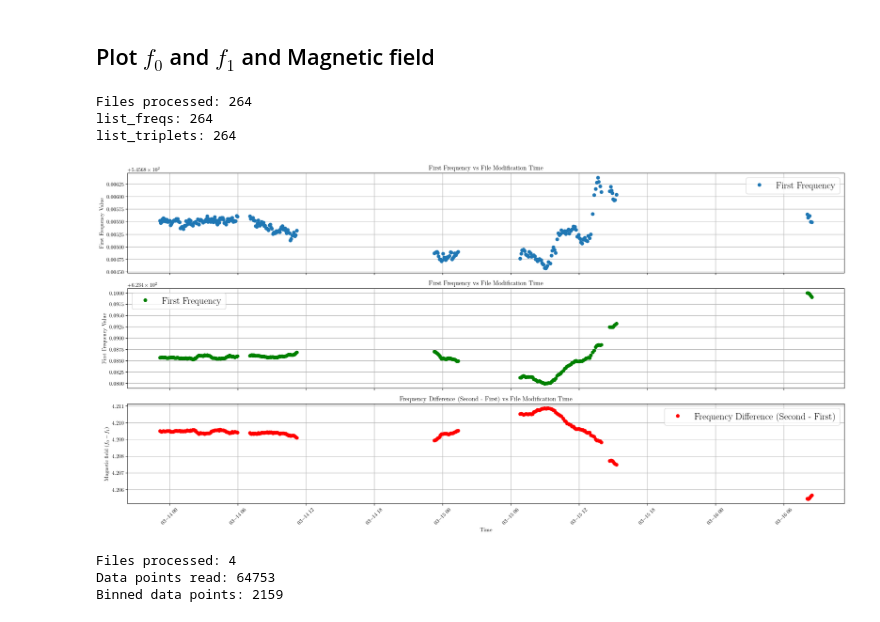
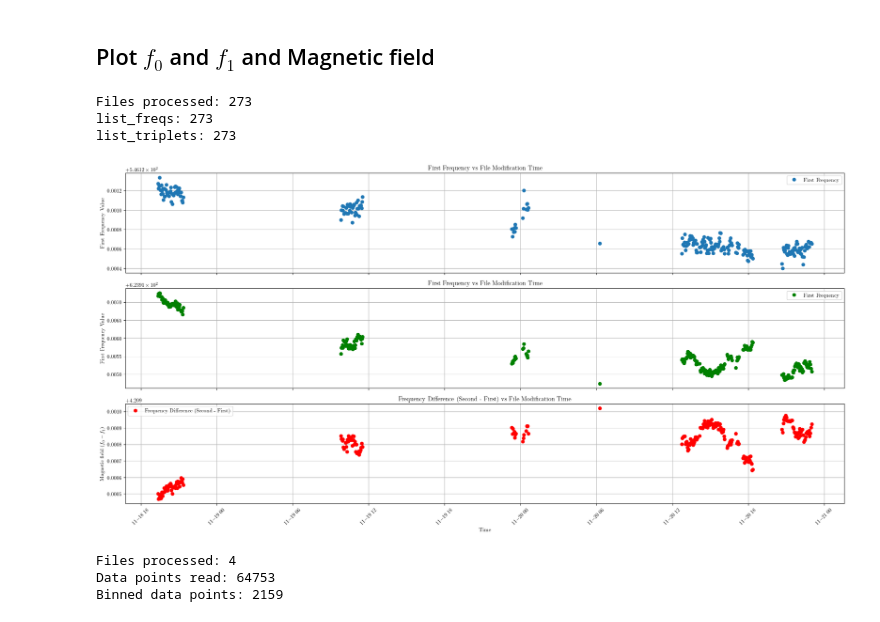
Before and after one commit to GauravTathed/PhD_python_scripts, a Jupyter notebook: Calibration_data_analysis/2pt_cali_analysis.ipynb, the cells around one changed output. Cells and saved outputs as stored; diff of their text form; code cells hidden in the pictures.

```diff
--- a/Calibration_data_analysis/2pt_cali_analysis.ipynb
+++ b/Calibration_data_analysis/2pt_cali_analysis.ipynb
@@ -54,11 +54,11 @@ import matplotlib.pyplot as plt
 from datetime import datetime
 import numpy as np
 # Define the folder containing the files
-folder_path = "Z:\\Lab Data\\D52_Calibration_Ba137\\Fast_Ramsey_calibrations"
+folder_path = "Z:\\Lab Data\\D52_Calibration_Ba137\\RFSoC_Fast_Ramsey_calibrations"
 
 # Define date-time filter (Modify as needed)
 start_date = datetime(2025, 3, 1, 0, 0, 0)  # Change to desired start datetime
-end_date = datetime(2025, 3, 16, 23, 6, 59)  # Change to desired end datetime (Optional)
+end_date = datetime(2025, 11, 20, 23, 6, 59)  # Change to desired end datetime (Optional)
 
 # Lists to store the extracted data
 list_freqs = []
@@ -114,37 +114,37 @@ freq_differences = np.array([second - first for first, second in zip(first_freq_
 freq_differences = 4.2095 + freq_differences - freq_differences[0]
 # Create a single figure with subplots
 fig, ax = plt.subplots(3, 1, figsize=(20, 10), sharex=True)
 
 # Plot First Frequency vs. Time
 ax[0].plot(sorted_times, first_freq_values, 'o', label="First Frequency")
 ax[0].set_ylabel("First Frequency Value")
 ax[0].set_title("First Frequency vs File Modification Time")
 ax[0].grid(True)
 ax[0].legend()
 ax[1].plot(sorted_times, second_freq_values, 'go', label="First Frequency")
 ax[1].set_ylabel("First Frequency Value")
 ax[1].set_title("First Frequency vs File Modification Time")
 ax[1].grid(True)
 ax[1].legend()
 # Plot Difference between Second and First Frequency vs. Time
 ax[2].plot(sorted_times, freq_differences, 'o', color='r', label="Frequency Difference (Second - First)")
 ax[2].set_xlabel("Time")
 ax[2].set_ylabel("Magnetic field ($f_0 - f_1$)")
 ax[2].set_title("Frequency Difference (Second - First) vs File Modification Time")
 ax[2].grid(True)
 ax[2].legend()
 
 # Rotate x-axis labels for better readability
 plt.xticks(rotation=45)
 
 # Show the plots
 plt.tight_layout()
 plt.show()
 # %% [output]
-Files processed: 264
-list_freqs: 264
-list_triplets: 264
+Files processed: 273
+list_freqs: 273
+list_triplets: 273
-[figure, old version]
+[figure, new version]
 # %%
 import os
 import datetime
```
Also changed, not shown: parts of 8 cells of this notebook, 3 other files.
